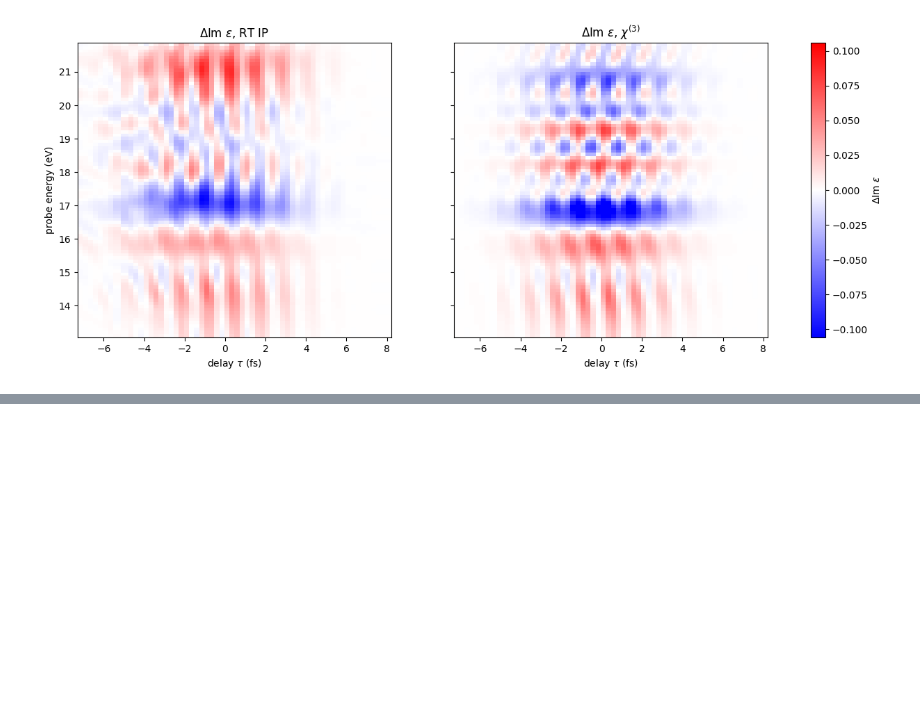
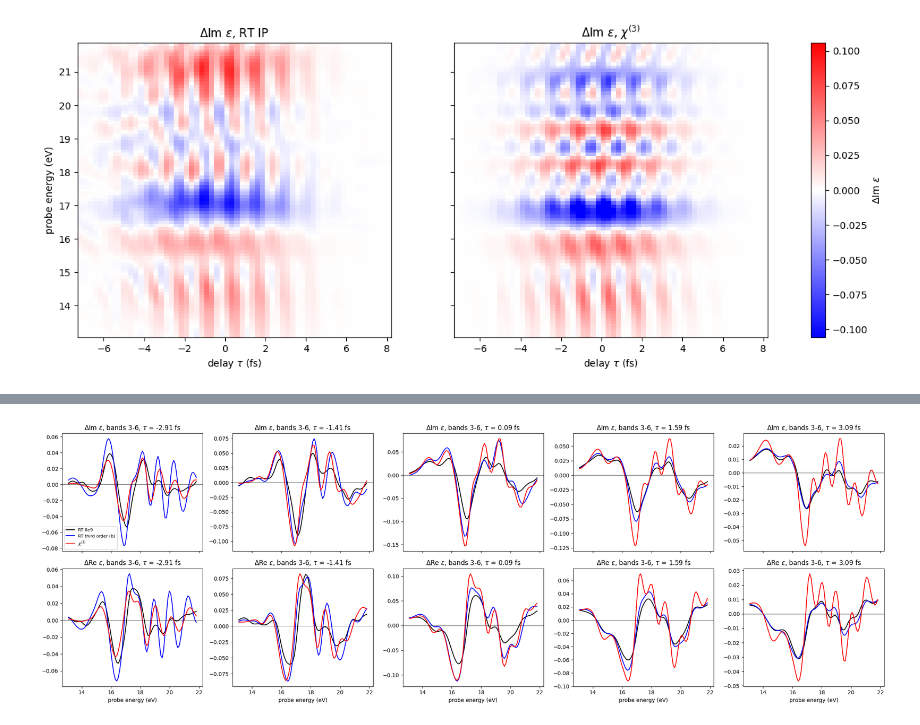
Before and after one commit to marcodalessandro76/LiF, a Jupyter notebook: NL_Chi/Dchi-neq_Analysis.ipynb, the cells around one changed output, grey strips where cells are left out. Saved outputs shown, nothing was run; the diff lists cells and outputs as text; code cells hidden in the pictures; blank space fills up the shorter version.

```diff
--- a/NL_Chi/Dchi-neq_Analysis.ipynb
+++ b/NL_Chi/Dchi-neq_Analysis.ipynb
@@ -454,0 +571,15 @@ open: the bands above 6 in the cubic terms and their k convergence (16-21 eV).
+# %%
+fig,axes = plt.subplots(2,len(t_probes_nl),figsize=(22,7.5),sharex=True)
+for k,tp in enumerate(t_probes_nl):
+    for row,(part,lab) in enumerate([(np.imag,'Im'),(np.real,'Re')]):
+        ax = axes[row,k]
+        ax.plot(w,part(deps_nl[('3-6',6e9,tp)]),'k',label='RT 6e9')
+        ax.plot(w,part(orders_nl[tp][1]),'b',label='RT third order (b)')
+        ax.plot(w,part(deps_chi_nl[k]),'r',label=r'$\chi^{(3)}$')
+        ax.axhline(0,color='k',lw=0.5)
+        ax.set_title(r'$\Delta$%s $\epsilon$, bands 3-6, $\tau$ = %.2f fs'%(lab,tau_nl[tp]))
+axes[0,0].legend(fontsize=8)
+for ax in axes[-1]: ax.set_xlabel('probe energy (eV)')
+plt.tight_layout()
+# %% [output]
+[figure, added]
```
Also changed, not shown: parts of 11 cells of this notebook, 2 other files.
